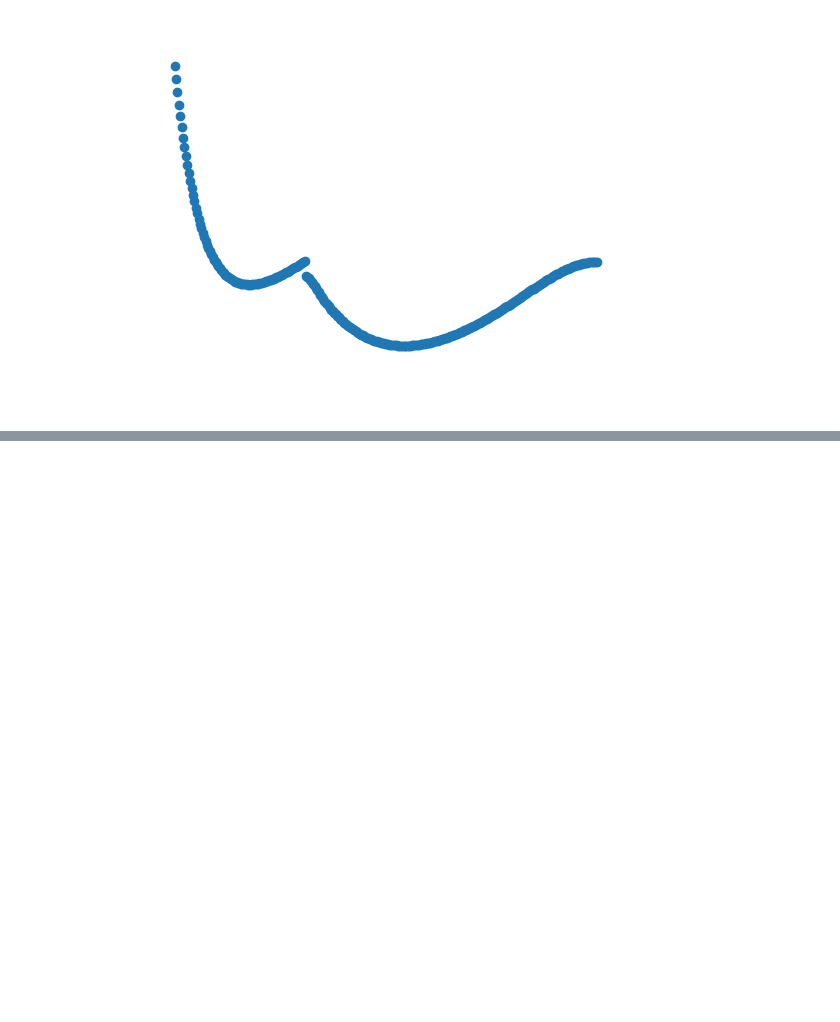
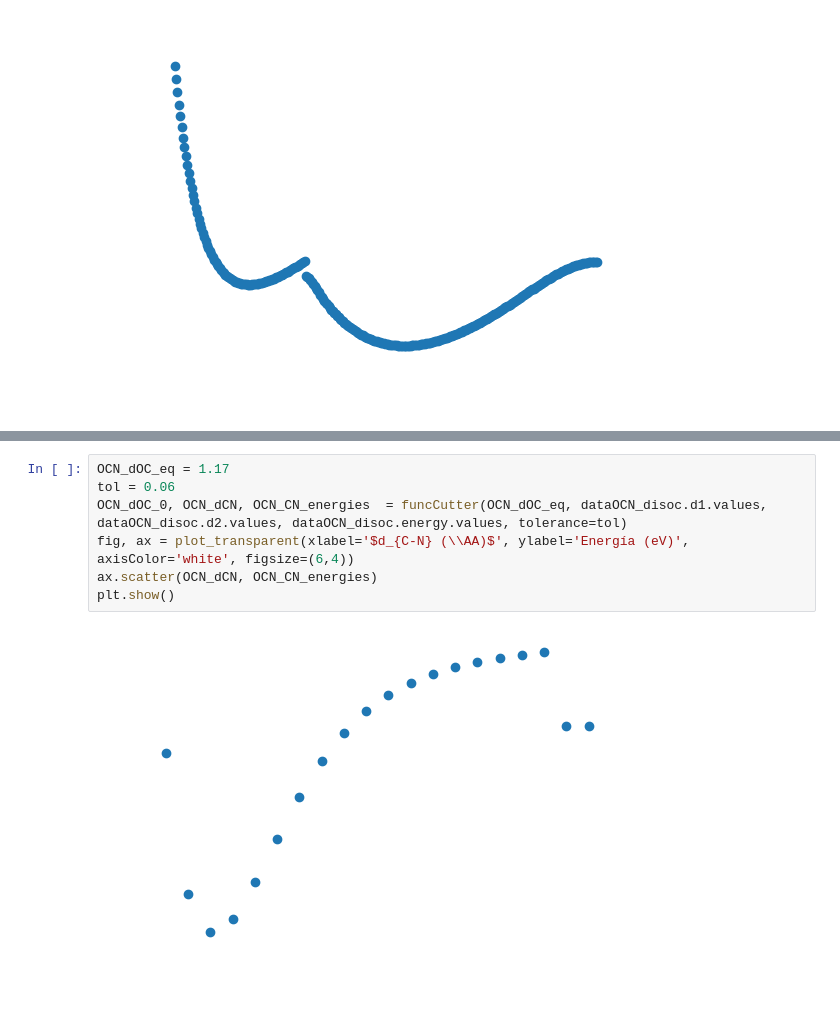
Before and after one commit to MaxiInafuku/2025ExactasJTP, a Jupyter notebook: PES_parser.ipynb, the cells around one changed output, grey strips where cells are left out. Drawn from its saved outputs; the diff is of its cells as text; blank space fills up the shorter version.

```diff
--- a/PES_parser.ipynb
+++ b/PES_parser.ipynb
@@ -449,0 +503,9 @@ ORCA exited normally: True
+# %%
+OCN_dOC_eq = 1.17
+tol = 0.06
+OCN_dOC_0, OCN_dCN, OCN_CN_energies  = funcCutter(OCN_dOC_eq, dataOCN_disoc.d1.values, dataOCN_disoc.d2.values, dataOCN_disoc.energy.values, tolerance=tol)
+fig, ax = plot_transparent(xlabel='$d_{C-N} (\\AA)$', ylabel='Energía (eV)', axisColor='white', figsize=(6,4))
+ax.scatter(OCN_dCN, OCN_CN_energies)
+plt.show()
+# %% [output]
+[figure, added]
```
Also changed, not shown: parts of 11 cells of this notebook.
